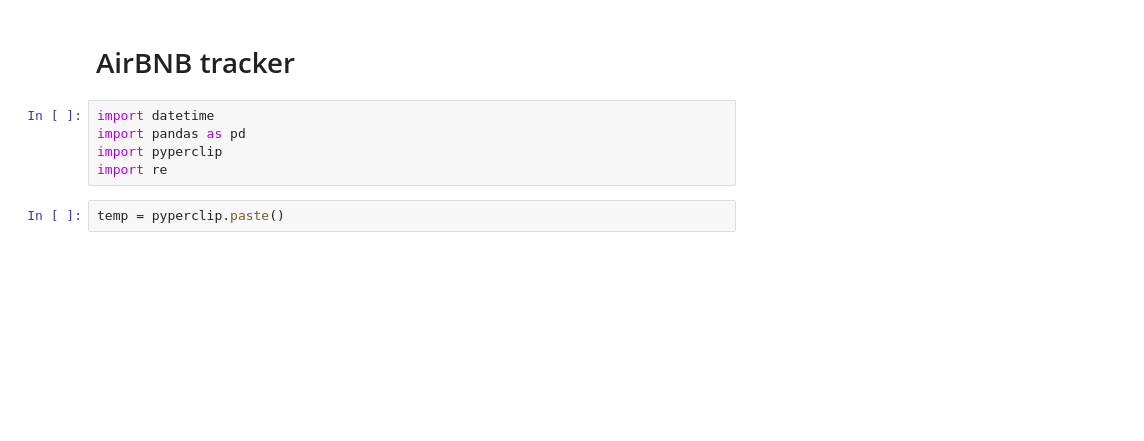
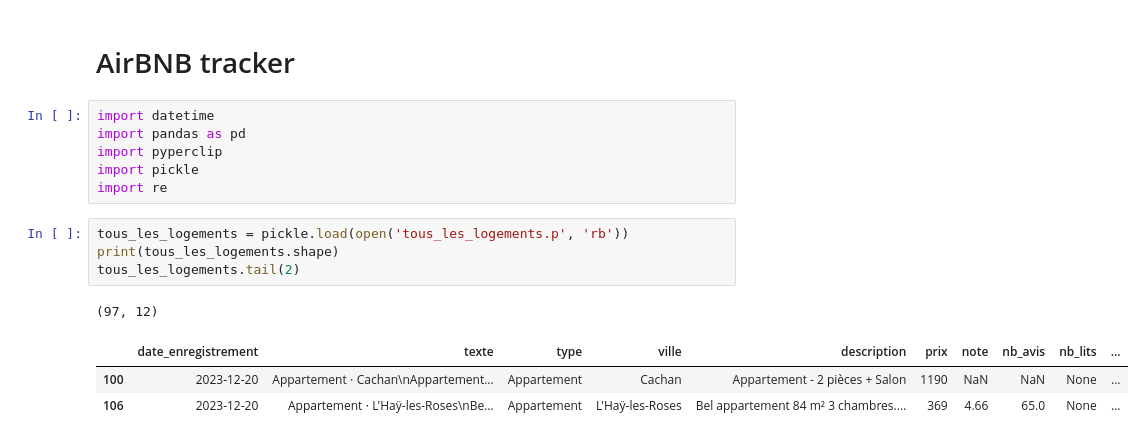
Before and after one commit to PierreDesmet/AirBNB_JO_2024, a Jupyter notebook: AirBNB tracker.ipynb, the cells around one changed output. Drawn from its saved outputs; the diff is of its cells as text; blank space fills up the shorter version.

```diff
--- a/AirBNB tracker.ipynb
+++ b/AirBNB tracker.ipynb
@@ -4,7 +4,15 @@
 import datetime
 import pandas as pd
 import pyperclip
+import pickle
 import re
-# %%
-temp = pyperclip.paste()
+# %%
+tous_les_logements = pickle.load(open('tous_les_logements.p', 'rb'))
+print(tous_les_logements.shape)
+tous_les_logements.tail(2)
+# %% [output]
+(97, 12)
+|  | date_enregistrement | texte | type | ville | description | prix | note | nb_avis | nb_lits | ... |
+| 100 | 2023-12-20 | Appartement ⋅ Cachan\nAppartement... | Appartement | Cachan | Appartement - 2 pièces + Salon | 1190 | NaN | NaN | None | ... |
+| 106 | 2023-12-20 | Appartement ⋅ L'Haÿ-les-Roses\nBe... | Appartement | L'Haÿ-les-Roses | Bel appartement 84 m² 3 chambres.... | 369 | 4.66 | 65.0 | None | ... |
 # %%
```
Also changed, not shown: parts of 14 cells of this notebook, 2 other files.
